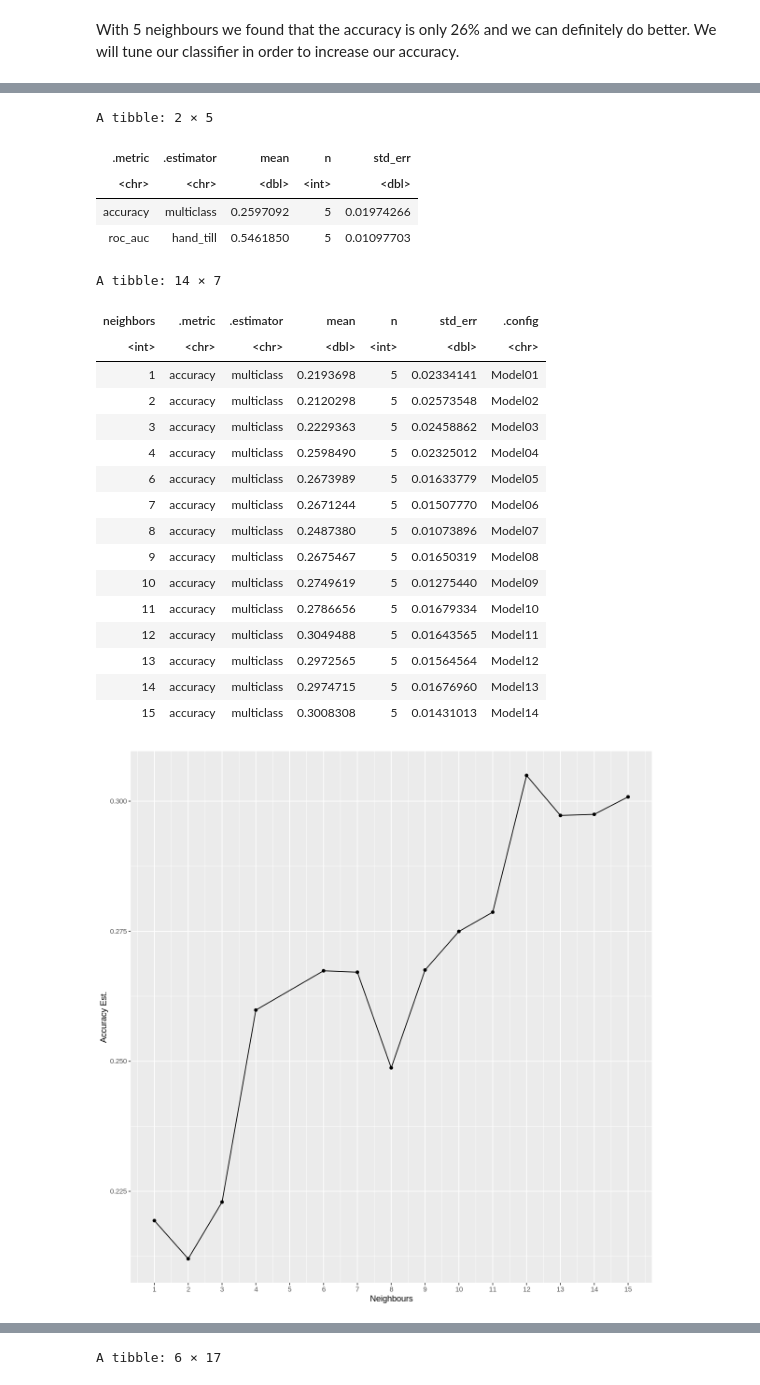
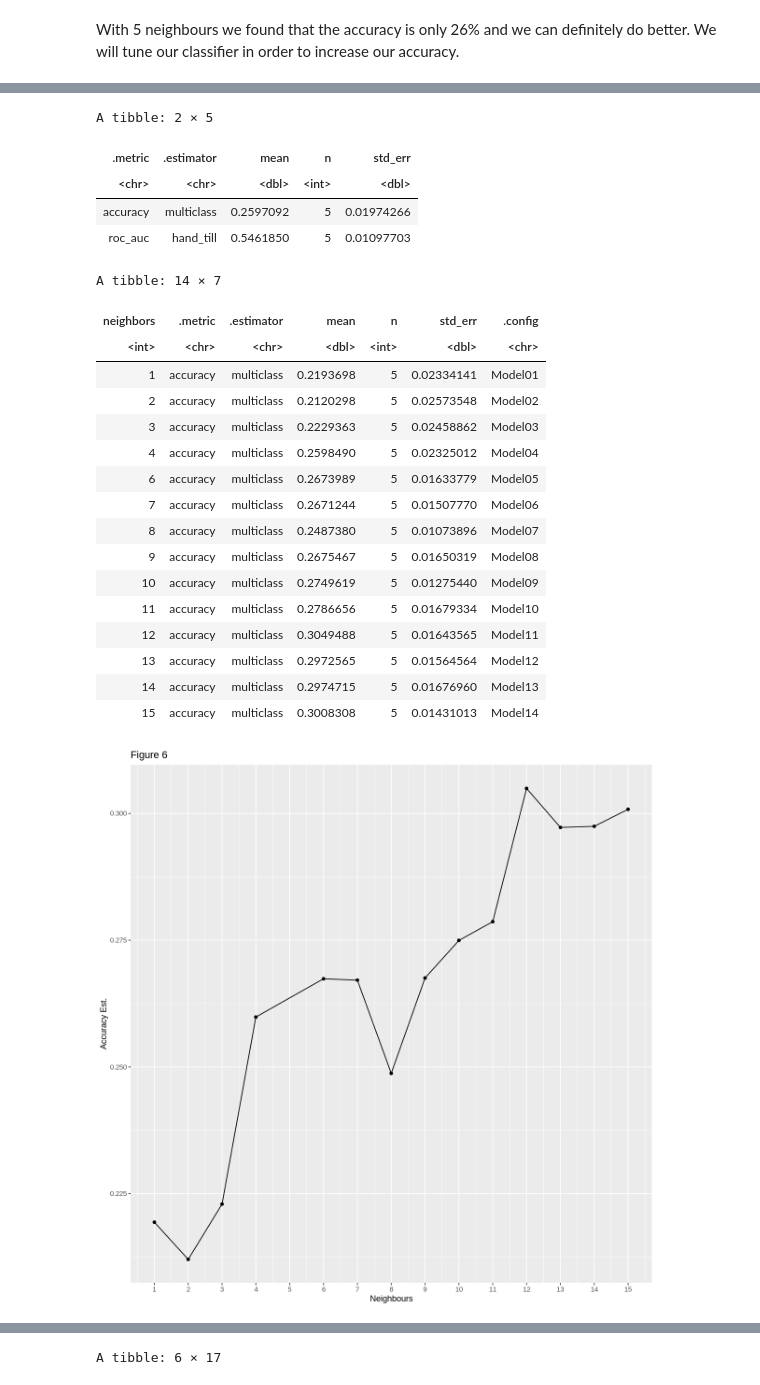
Before and after one commit to FelixNg21/DSCI100-project, a Jupyter notebook: Classification work.ipynb, the cells around one changed output, grey strips where cells are left out. Cells and saved outputs as stored; diff of their text form; code cells hidden in the pictures.

```diff
--- a/Classification work.ipynb
+++ b/Classification work.ipynb
@@ -243,8 +243,8 @@ Of the remaining factors that were left, we decided to use Mother and Father's e
 # model specification to produce a baseline accuracy
 set.seed(2020)
 
-# Medu + Fedu + studytime + failures + famrel + health + absences
-student_recipe <- recipe(label ~ Medu + Fedu + studytime + failures  + health + absences,
+#failures + absences
+student_recipe <- recipe(label ~ failures + absences,
                          data = student_train) %>%
      step_scale(all_predictors()) %>%
      step_center(all_predictors())
@@ -367,7 +367,7 @@ The visualization suggests that $K$ =  14 provides the highest accuracy. Unfortu
 
 set.seed(2020)
 # Medu + Fedu + studytime + failures + famrel + health + absences
-student_recipe_time <- recipe(label ~ traveltime + goout + studytime + freetime + health + absences ,
+student_recipe_time <- recipe(label ~ traveltime + goout + studytime + freetime + health + absences,
                          data = student_train) %>%
      step_scale(all_predictors()) %>%
      step_center(all_predictors())
@@ -384,10 +384,10 @@ knn_fit_time <- workflow() %>%
 
 knn_fit_time
 
-student_test_pred <- predict(knn_fit_time, student_test) %>%
+student_test_pred_time <- predict(knn_fit_time, student_test) %>%
     bind_cols(student_test)
 
-accuracy = student_test_pred %>%
+accuracy = student_test_pred_time %>%
     metrics(truth = label, estimate = .pred_class)
 
 confusion = student_test_pred %>%
@@ -399,7 +399,7 @@ confusion
 student_vfold <- vfold_cv(student_train, v = 5, strata = label)
 
 
-student_recipe_2_time <- recipe(label ~  traveltime  + goout + studytime + freetime + health + absences,
+student_recipe_2_time <- recipe(label ~ traveltime + goout + studytime + freetime + health + absences,
                          data = student_train) %>%
      step_scale(all_predictors()) %>%
      step_center(all_predictors())
@@ -429,6 +429,7 @@ accuracy_vs_k <- ggplot(accuracies, aes(x = neighbors, y = mean)) +
     geom_point() +
     geom_line() +
     labs(x = "Neighbours", y = "Accuracy Est.") +
+    ggtitle("Figure 6") +
     scale_x_continuous(breaks = 1:15)
 
 accuracies
@@ -460,31 +461,31 @@ A tibble: 2 × 3
 | kap | multiclass | 0.06081653 |
           Truth
 Prediction  1  2  3  4  5
          1  4  5  1  5  2
          2 13 13  6  4  5
          3  3  4  4  3  1
          4  2  2  2  3  1
          5  1  1  2  0  1
 A tibble: 2 × 5
 | .metric | .estimator | mean | n | std_err |
 | <chr> | <chr> | <dbl> | <int> | <dbl> |
 | accuracy | multiclass | 0.2597092 | 5 | 0.01974266 |
 | roc_auc | hand_till | 0.5461850 | 5 | 0.01097703 |
 A tibble: 14 × 7
 | neighbors | .metric | .estimator | mean | n | std_err | .config |
 | <int> | <chr> | <chr> | <dbl> | <int> | <dbl> | <chr> |
 | 1 | accuracy | multiclass | 0.2193698 | 5 | 0.02334141 | Model01 |
 | 2 | accuracy | multiclass | 0.2120298 | 5 | 0.02573548 | Model02 |
 | 3 | accuracy | multiclass | 0.2229363 | 5 | 0.02458862 | Model03 |
 | 4 | accuracy | multiclass | 0.2598490 | 5 | 0.02325012 | Model04 |
 | 6 | accuracy | multiclass | 0.2673989 | 5 | 0.01633779 | Model05 |
 | 7 | accuracy | multiclass | 0.2671244 | 5 | 0.01507770 | Model06 |
 | 8 | accuracy | multiclass | 0.2487380 | 5 | 0.01073896 | Model07 |
 | 9 | accuracy | multiclass | 0.2675467 | 5 | 0.01650319 | Model08 |
 | 10 | accuracy | multiclass | 0.2749619 | 5 | 0.01275440 | Model09 |
 | 11 | accuracy | multiclass | 0.2786656 | 5 | 0.01679334 | Model10 |
 | 12 | accuracy | multiclass | 0.3049488 | 5 | 0.01643565 | Model11 |
 | 13 | accuracy | multiclass | 0.2972565 | 5 | 0.01564564 | Model12 |
 | 14 | accuracy | multiclass | 0.2974715 | 5 | 0.01676960 | Model13 |
 | 15 | accuracy | multiclass | 0.3008308 | 5 | 0.01431013 | Model14 |
-[figure, old version]
+[figure, new version]
```
Also changed, not shown: parts of 11 cells of this notebook.
